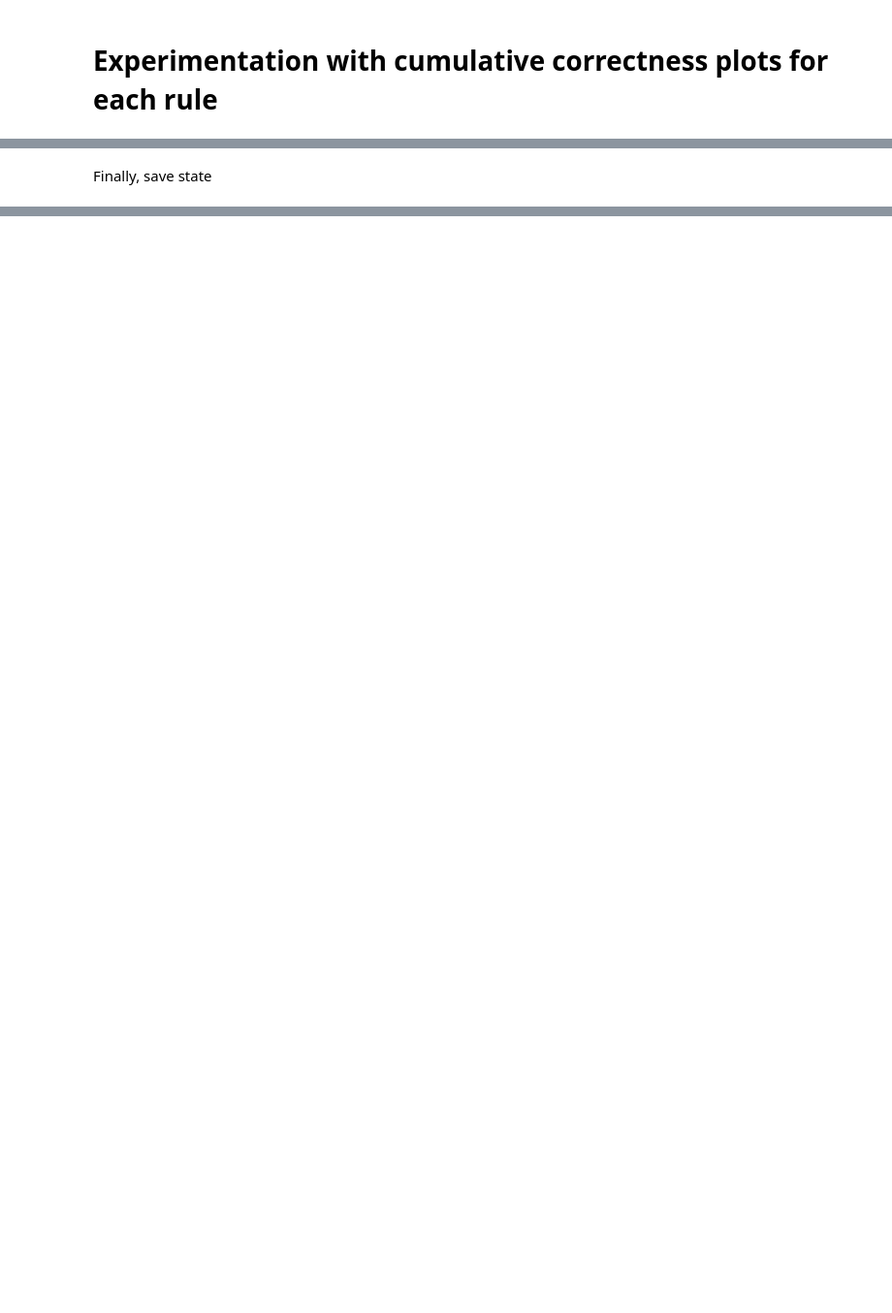
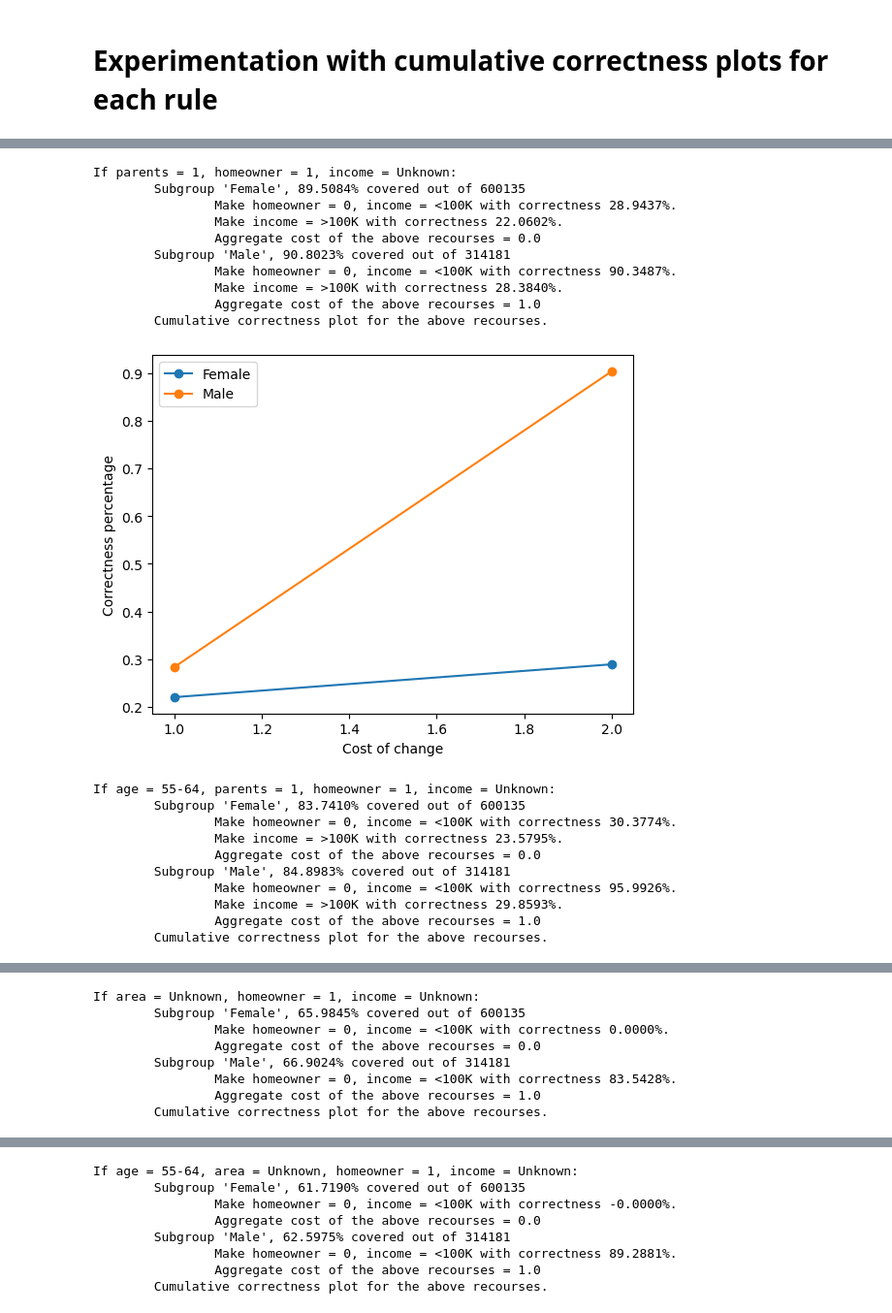
Before and after one commit to AutoFairAthenaRC/FACTS, a Jupyter notebook: gfacts/Ad Campaign Dataset.ipynb, the cells around one changed output, grey strips where cells are left out. Shown at 97% size. Drawn from its saved outputs; the diff is of its cells as text; code cells hidden in the pictures; blank space fills up the shorter version.

```diff
--- a/gfacts/Ad Campaign Dataset.ipynb
+++ b/gfacts/Ad Campaign Dataset.ipynb
@@ -397,5 +398,5 @@ First, load state
 # %%
-import dill
+# import dill
 
-with open("state.data", "rb") as inf:
-    rules_by_if, model, X_test = dill.load(inf)
+# with open("state.data", "rb") as inf:
+#     rules_by_if, model, X_test = dill.load(inf)
@@ -455,2 +402,0 @@ Text(0, 0.5, 'Correctness percentage')
-# %% [markdown]
-Finally, save state
@@ -461,0 +403,46 @@ with open("state.data", "wb") as outf:
+# %%
+top_rules = gfacts.select_rules_subset(
+    rules_by_if,
+    metric="min-above-thr",
+    sort_strategy="abs-diff-decr-ignore-forall-subgroups-empty",
+    top_count=10,
+    cor_threshold=0.5,
+    # filter_sequence=["remove-below-thr"]
+)
+
+cum_cors = gfacts.cumcorr_all(top_rules, X_test, model, sensitive_attribute=sensitive_attribute)
+
+pop_sizes = {sg: (ad_conversion_dataset["gender"] == sg).sum() for sg in ad_conversion_dataset["gender"].unique()}
+print_recourse_report(
+    top_rules,
+    population_sizes = pop_sizes,
+    subgroup_costs=gfacts.calculate_all_if_subgroup_costs(
+        list(top_rules.keys()),
+        list(top_rules.values()),
+        group_calculator=gfacts.if_group_cost_recoursescount_correctness_threshold,
+        cor_thres=0.5
+    ),
+    aggregate_cors_costs=cum_cors
+)
+# %% [output]
+If parents = 1, homeowner = 1, income = Unknown:
+        Subgroup 'Female', 89.5084% covered out of 600135
+                Make homeowner = 0, income = <100K with correctness 28.9437%.
+                Make income = >100K with correctness 22.0602%.
+                Aggregate cost of the above recourses = 0.0
+        Subgroup 'Male', 90.8023% covered out of 314181
+                Make homeowner = 0, income = <100K with correctness 90.3487%.
+                Make income = >100K with correctness 28.3840%.
+                Aggregate cost of the above recourses = 1.0
+        Cumulative correctness plot for the above recourses.
+[figure, added]
+If age = 55-64, parents = 1, homeowner = 1, income = Unknown:
+        Subgroup 'Female', 83.7410% covered out of 600135
+                Make homeowner = 0, income = <100K with correctness 30.3774%.
+                Make income = >100K with correctness 23.5795%.
+                Aggregate cost of the above recourses = 0.0
+        Subgroup 'Male', 84.8983% covered out of 314181
+                Make homeowner = 0, income = <100K with correctness 95.9926%.
+                Make income = >100K with correctness 29.8593%.
+                Aggregate cost of the above recourses = 1.0
+        Cumulative correctness plot for the above recourses.
@@ -461,0 +450,8 @@ with open("state.data", "wb") as outf:
+If area = Unknown, homeowner = 1, income = Unknown:
+        Subgroup 'Female', 65.9845% covered out of 600135
+                Make homeowner = 0, income = <100K with correctness 0.0000%.
+                Aggregate cost of the above recourses = 0.0
+        Subgroup 'Male', 66.9024% covered out of 314181
+                Make homeowner = 0, income = <100K with correctness 83.5428%.
+                Aggregate cost of the above recourses = 1.0
+        Cumulative correctness plot for the above recourses.
@@ -461,0 +459,8 @@ with open("state.data", "wb") as outf:
+If age = 55-64, area = Unknown, homeowner = 1, income = Unknown:
+        Subgroup 'Female', 61.7190% covered out of 600135
+                Make homeowner = 0, income = <100K with correctness -0.0000%.
+                Aggregate cost of the above recourses = 0.0
+        Subgroup 'Male', 62.5975% covered out of 314181
+                Make homeowner = 0, income = <100K with correctness 89.2881%.
+                Aggregate cost of the above recourses = 1.0
+        Cumulative correctness plot for the above recourses.
```
Also changed, not shown: parts of 21 cells of this notebook, 3 other files.
